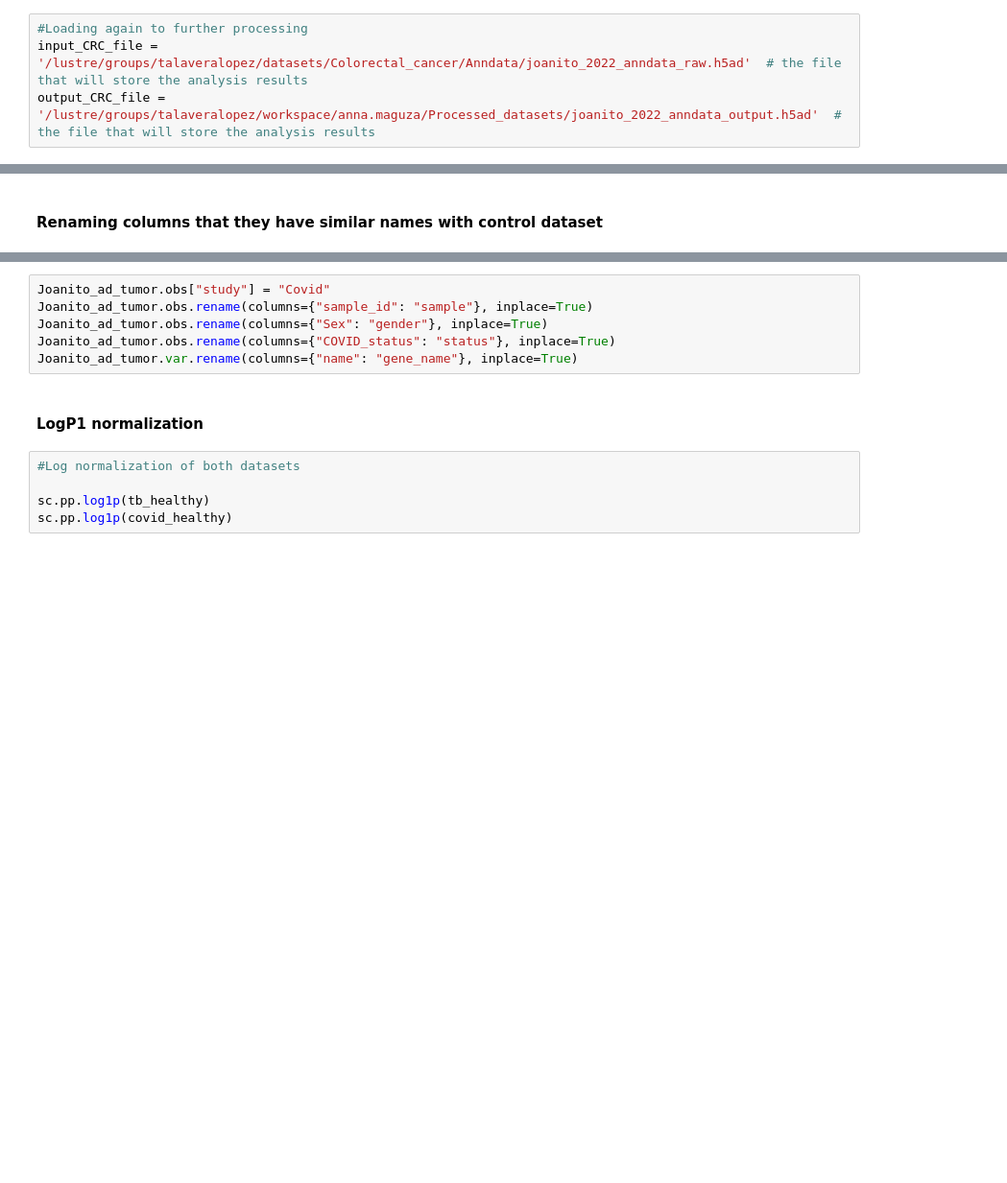
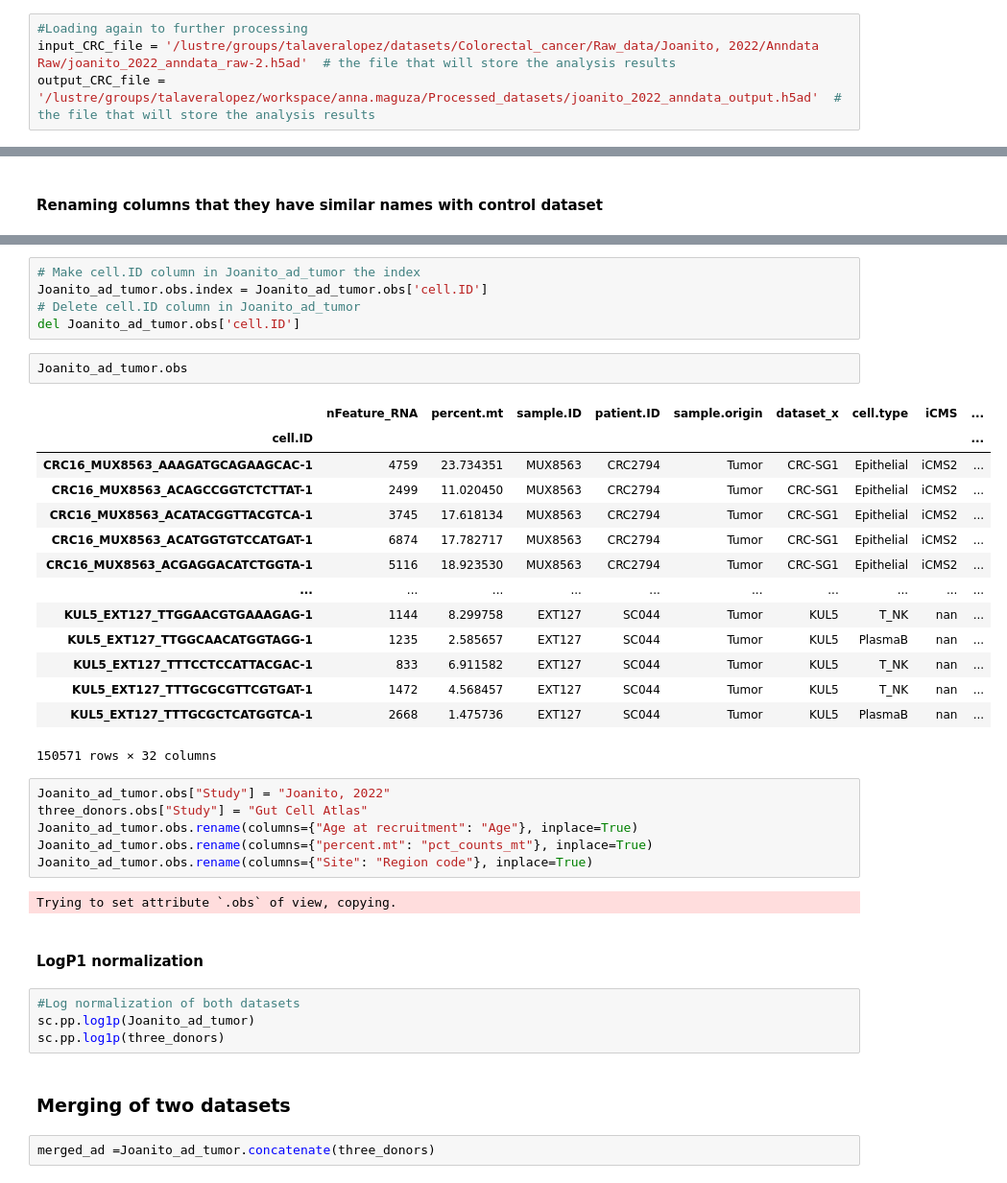
Before and after one commit to Talavera-Lopez-Lab/GCA_social_network, a Jupyter notebook: Annotation transferring/3_donors_to_Joanito_annotation_transferring.ipynb, the cells around one changed output, grey strips where cells are left out. Shown at 96% size. Drawn from its saved outputs; the diff is of its cells as text; blank space fills up the shorter version.

```diff
--- a/Annotation transferring/3_donors_to_Joanito_annotation_transferring.ipynb
+++ b/Annotation transferring/3_donors_to_Joanito_annotation_transferring.ipynb
@@ -42,7 +42,7 @@ control_ad.X
 ##### Upload cancer data (Joanito-2022)
 # %%
 #Loading again to further processing
-input_CRC_file = '/lustre/groups/talaveralopez/datasets/Colorectal_cancer/Anndata/joanito_2022_anndata_raw.h5ad'  # the file that will store the analysis results
+input_CRC_file = '/lustre/groups/talaveralopez/datasets/Colorectal_cancer/Raw_data/Joanito, 2022/Anndata Raw/joanito_2022_anndata_raw-2.h5ad'  # the file that will store the analysis results
 output_CRC_file = '/lustre/groups/talaveralopez/workspace/anna.maguza/Processed_datasets/joanito_2022_anndata_output.h5ad'  # the file that will store the analysis results
 # %%
 #Anndata upload
@@ -66,13 +125,40 @@ Joanito_ad_tumor.obs
+# %%
+# Make cell.ID column in Joanito_ad_tumor the index
+Joanito_ad_tumor.obs.index = Joanito_ad_tumor.obs['cell.ID']
+# Delete cell.ID column in Joanito_ad_tumor
+del Joanito_ad_tumor.obs['cell.ID']
+# %%
+Joanito_ad_tumor.obs
+# %% [output]
+|  | nFeature_RNA | percent.mt | sample.ID | patient.ID | sample.origin | dataset_x | cell.type | iCMS | ... |
+| cell.ID |  |  |  |  |  |  |  |  | ... |
+| CRC16_MUX8563_AAAGATGCAGAAGCAC-1 | 4759 | 23.734351 | MUX8563 | CRC2794 | Tumor | CRC-SG1 | Epithelial | iCMS2 | ... |
+| CRC16_MUX8563_ACAGCCGGTCTCTTAT-1 | 2499 | 11.020450 | MUX8563 | CRC2794 | Tumor | CRC-SG1 | Epithelial | iCMS2 | ... |
+| CRC16_MUX8563_ACATACGGTTACGTCA-1 | 3745 | 17.618134 | MUX8563 | CRC2794 | Tumor | CRC-SG1 | Epithelial | iCMS2 | ... |
+| CRC16_MUX8563_ACATGGTGTCCATGAT-1 | 6874 | 17.782717 | MUX8563 | CRC2794 | Tumor | CRC-SG1 | Epithelial | iCMS2 | ... |
+| CRC16_MUX8563_ACGAGGACATCTGGTA-1 | 5116 | 18.923530 | MUX8563 | CRC2794 | Tumor | CRC-SG1 | Epithelial | iCMS2 | ... |
+| ... | ... | ... | ... | ... | ... | ... | ... | ... | ... |
+| KUL5_EXT127_TTGGAACGTGAAAGAG-1 | 1144 | 8.299758 | EXT127 | SC044 | Tumor | KUL5 | T_NK | nan | ... |
+| KUL5_EXT127_TTGGCAACATGGTAGG-1 | 1235 | 2.585657 | EXT127 | SC044 | Tumor | KUL5 | PlasmaB | nan | ... |
+| KUL5_EXT127_TTTCCTCCATTACGAC-1 | 833 | 6.911582 | EXT127 | SC044 | Tumor | KUL5 | T_NK | nan | ... |
+| KUL5_EXT127_TTTGCGCGTTCGTGAT-1 | 1472 | 4.568457 | EXT127 | SC044 | Tumor | KUL5 | T_NK | nan | ... |
+| KUL5_EXT127_TTTGCGCTCATGGTCA-1 | 2668 | 1.475736 | EXT127 | SC044 | Tumor | KUL5 | PlasmaB | nan | ... |
+150571 rows × 32 columns
 # %%
-Joanito_ad_tumor.obs["study"] = "Covid"
-Joanito_ad_tumor.obs.rename(columns={"sample_id": "sample"}, inplace=True)
-Joanito_ad_tumor.obs.rename(columns={"Sex": "gender"}, inplace=True)
-Joanito_ad_tumor.obs.rename(columns={"COVID_status": "status"}, inplace=True)
-Joanito_ad_tumor.var.rename(columns={"name": "gene_name"}, inplace=True)
+Joanito_ad_tumor.obs["Study"] = "Joanito, 2022"
+three_donors.obs["Study"] = "Gut Cell Atlas"
+Joanito_ad_tumor.obs.rename(columns={"Age at recruitment": "Age"}, inplace=True)
+Joanito_ad_tumor.obs.rename(columns={"percent.mt": "pct_counts_mt"}, inplace=True)
+Joanito_ad_tumor.obs.rename(columns={"Site": "Region code"}, inplace=True)
+# %% [output]
+Trying to set attribute `.obs` of view, copying.
 # %% [markdown]
 #### LogP1 normalization
 # %%
 #Log normalization of both datasets
-
-sc.pp.log1p(tb_healthy)
-sc.pp.log1p(covid_healthy)
+sc.pp.log1p(Joanito_ad_tumor)
+sc.pp.log1p(three_donors)
+# %% [markdown]
+### Merging of two datasets
+# %%
+merged_ad =Joanito_ad_tumor.concatenate(three_donors)
```
Also changed, not shown: parts of 29 cells of this notebook.
